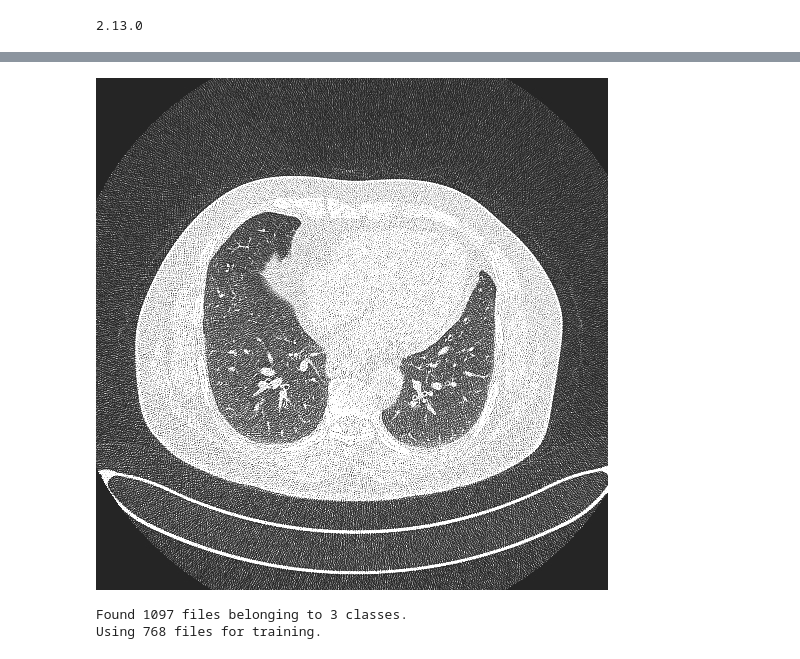
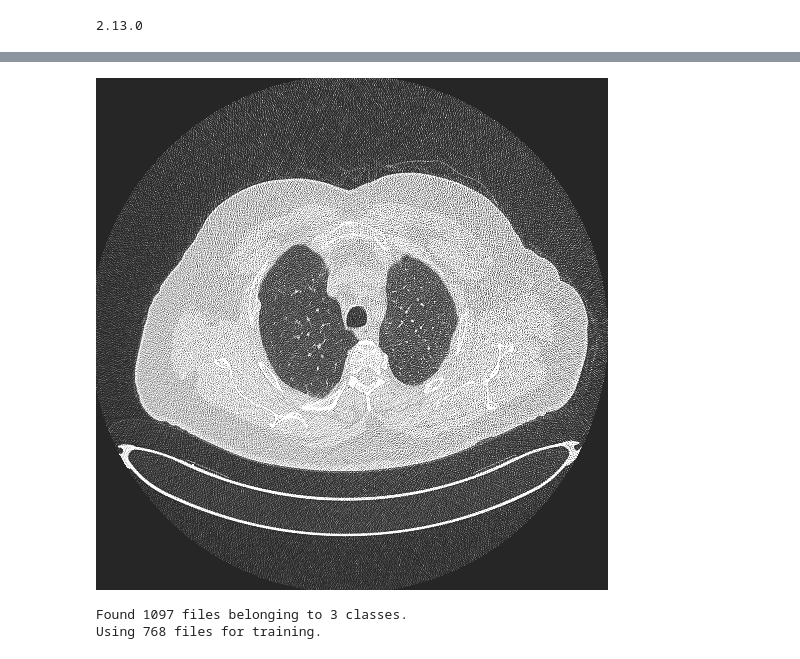
Before and after one commit to ACE-012/Machine-Learning, a Jupyter notebook: dataset.ipynb, the cells around one changed output, grey strips where cells are left out. Saved outputs shown, nothing was run; the diff lists cells and outputs as text; code cells hidden in the pictures.

```diff
--- a/dataset.ipynb
+++ b/dataset.ipynb
@@ -35,8 +44,8 @@ print(image_count)
 # %%
-bengin=list(data_dir.glob('Bengin cases/*'))
+bengin=list(data_dir.glob('Normal cases/*'))
 PIL.Image.open(str(bengin[1]))
 # %% [output]
-[figure, old version]
+[figure, new version]
 # %%
 # train_ds=ImageDataGenerator(zoom_range=0.2,shear_range=0.2,rescale=1/255,horizontal_flip=True).flow_from_directory(directory=path,target_size=(512,512),batch_size=)
 train_ds = tf.keras.utils.image_dataset_from_directory(
```
Also changed, not shown: parts of 7 cells of this notebook, 10 other files.
